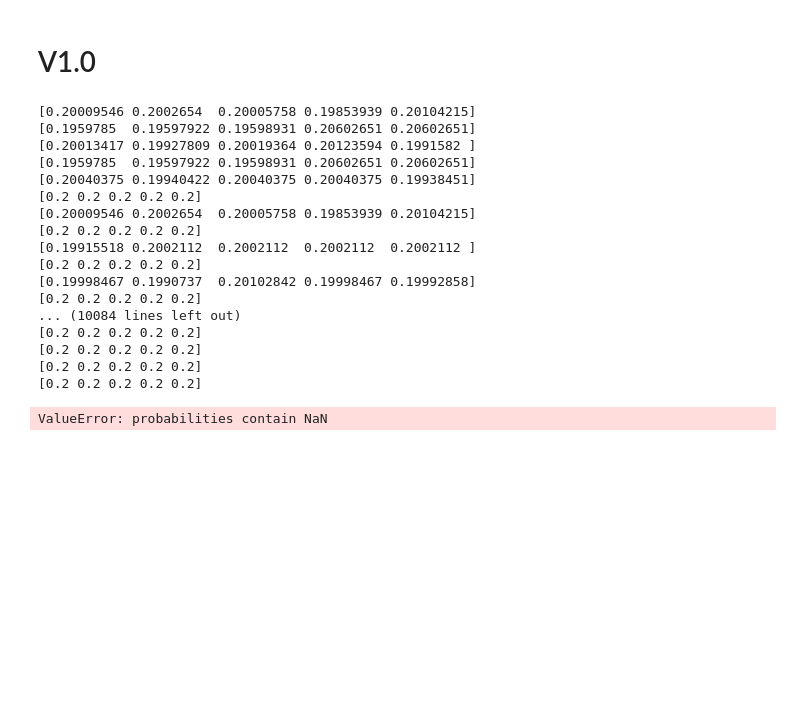
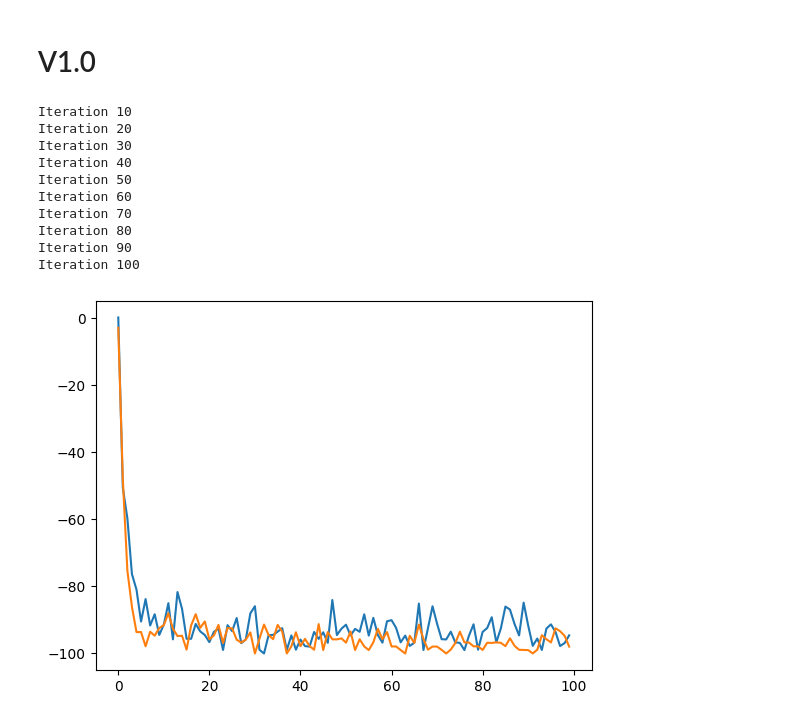
Before and after one commit to maxjappert/multi-agent_distral, a Jupyter notebook: MultiDistral.ipynb, the cells around one changed output. Drawn from its saved outputs; the diff is of its cells as text; code cells hidden in the pictures; blank space fills up the shorter version.

```diff
--- a/MultiDistral.ipynb
+++ b/MultiDistral.ipynb
@@ -17,32 +17,25 @@ def updatefig(j):
 # %%
 from algorithms.MultiDistral.MultiDistral_E_step.Soft_Q_Learning_without_rollout import Soft_without_rollout
 # Q learning params
 ALPHA = 0.1 # learning rate
 GAMMA = 0.99 # reward discount
 TAU=0.5
 LEARNING_COUNT = 300
 TEST_COUNT = 100
 
-TURN_LIMIT = 100
+TURN_LIMIT = 200
 v1=MultiDistral( TURN_LIMIT, ALPHA, GAMMA, TAU,Soft_without_rollout)
 
 v1.optimise(2)
 # %% [output]
-[0.20009546 0.2002654  0.20005758 0.19853939 0.20104215]
-[0.1959785  0.19597922 0.19598931 0.20602651 0.20602651]
-[0.20013417 0.19927809 0.20019364 0.20123594 0.1991582 ]
-[0.1959785  0.19597922 0.19598931 0.20602651 0.20602651]
-[0.20040375 0.19940422 0.20040375 0.20040375 0.19938451]
-[0.2 0.2 0.2 0.2 0.2]
-[0.20009546 0.2002654  0.20005758 0.19853939 0.20104215]
-[0.2 0.2 0.2 0.2 0.2]
-[0.19915518 0.2002112  0.2002112  0.2002112  0.2002112 ]
-[0.2 0.2 0.2 0.2 0.2]
-[0.19998467 0.1990737  0.20102842 0.19998467 0.19992858]
-[0.2 0.2 0.2 0.2 0.2]
-... (10084 lines left out)
-[0.2 0.2 0.2 0.2 0.2]
-[0.2 0.2 0.2 0.2 0.2]
-[0.2 0.2 0.2 0.2 0.2]
-[0.2 0.2 0.2 0.2 0.2]
+Iteration 10
+Iteration 20
+Iteration 30
+Iteration 40
+Iteration 50
+Iteration 60
+Iteration 70
+Iteration 80
+Iteration 90
+Iteration 100
-ValueError: probabilities contain NaN
+[figure, added]
```
Also changed, not shown: 2 other files.
